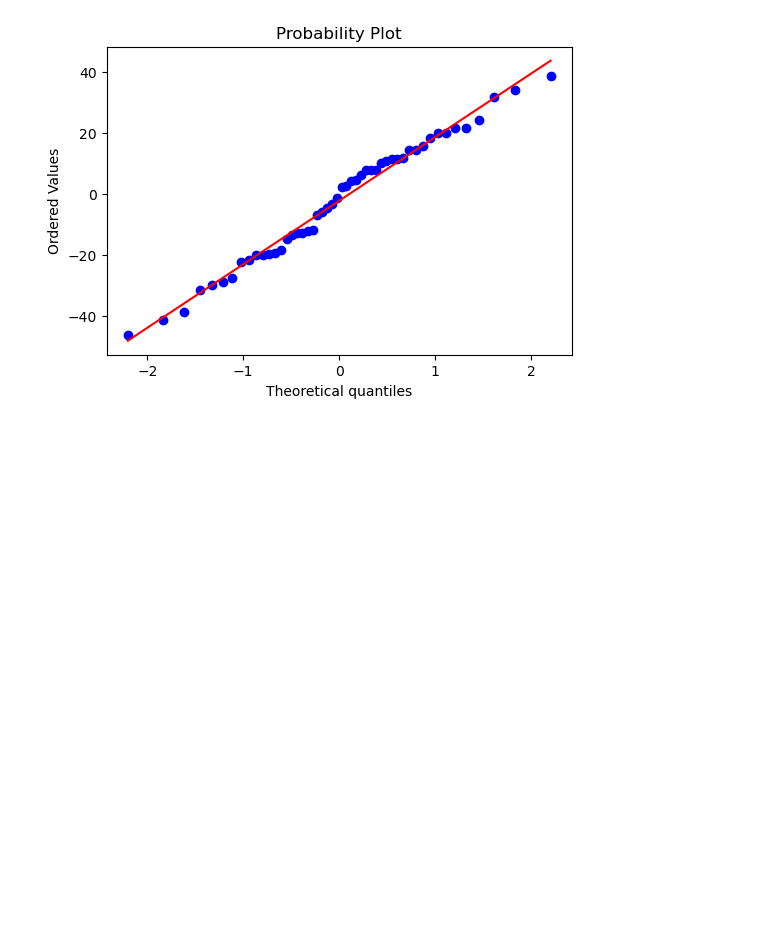
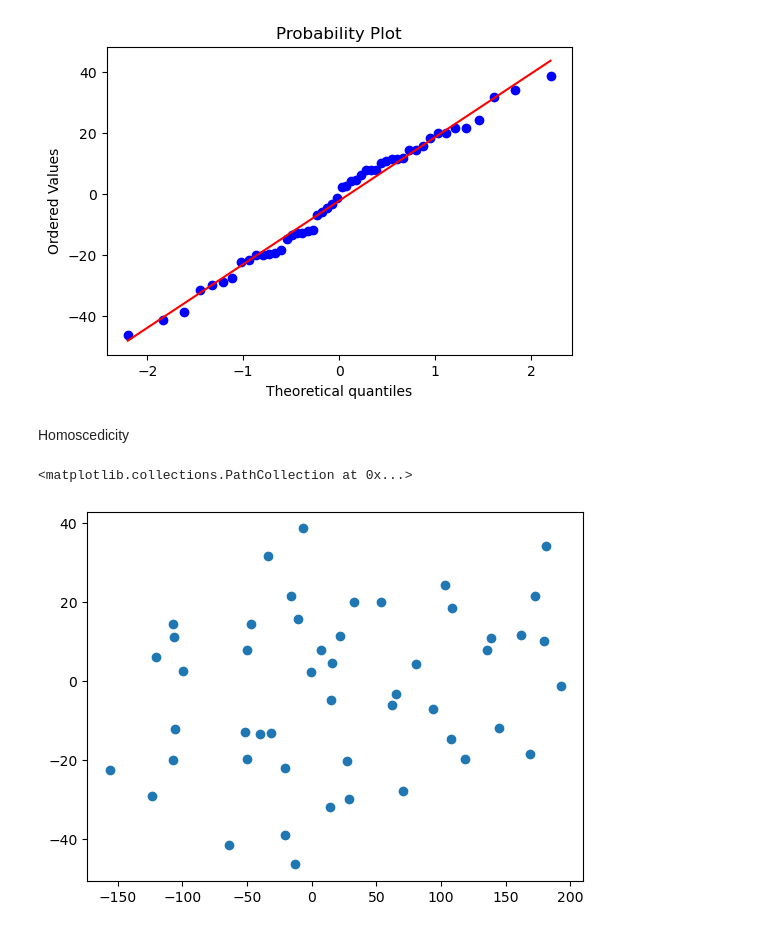
Before and after one commit to Khushi130404/Linear_Regression, a Jupyter notebook: LR_Assumptions.ipynb, the cells around one changed output. Saved outputs shown, nothing was run; the diff lists cells and outputs as text; code cells hidden in the pictures; blank space fills up the shorter version.

Commit message:
Homoscedicity

```diff
--- a/LR_Assumptions.ipynb
+++ b/LR_Assumptions.ipynb
@@ -94,3 +94,10 @@ sp.stats.probplot(residual, plot=ax, fit=True)
 plt.show()
 # %% [output]
 [figure]
+# %% [markdown]
+Homoscedicity
+# %%
+plt.scatter(y_pred,residual)
+# %% [output]
+<matplotlib.collections.PathCollection at 0x...>
+[figure, added]
```
